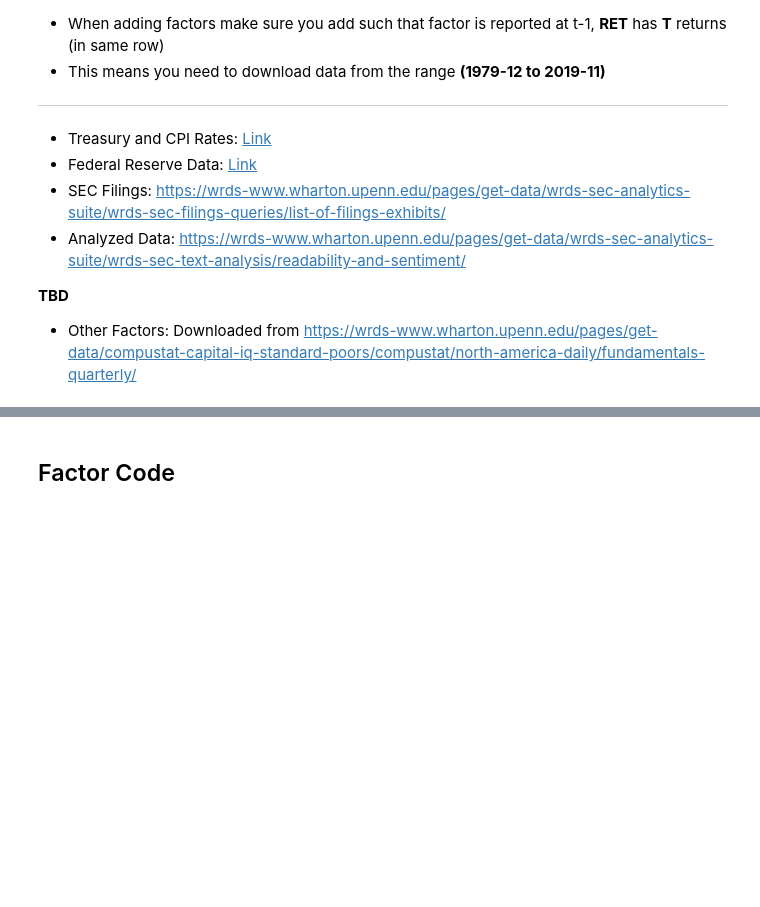
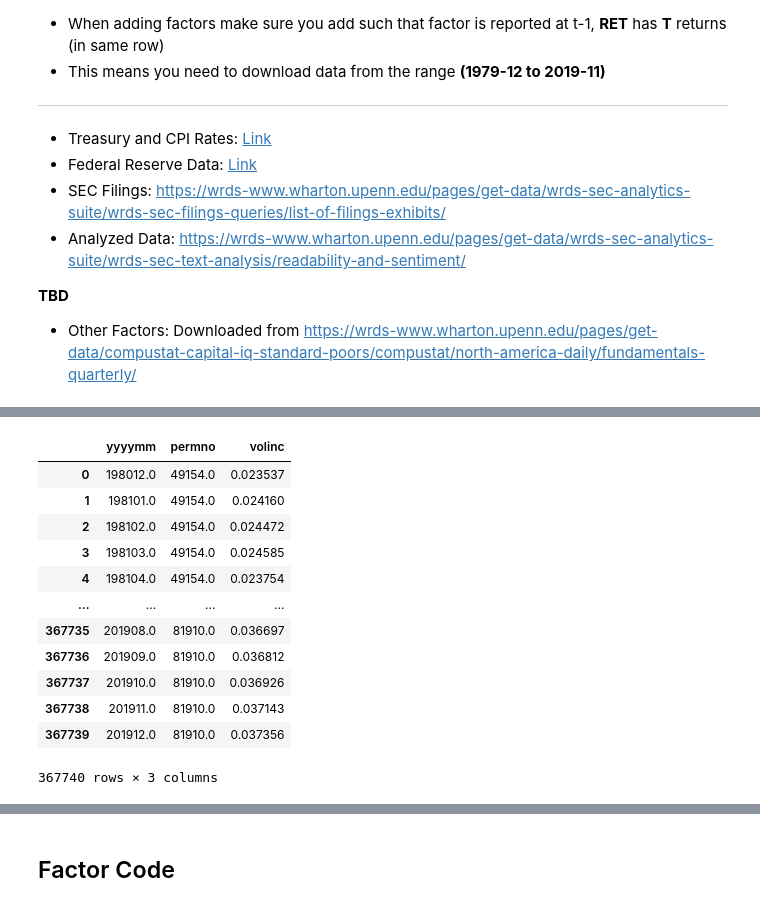
Before and after one commit to CFM-301-W23-G4/Final-Project, a Jupyter notebook: Final Project.ipynb, the cells around one changed output, grey strips where cells are left out. Cells and saved outputs as stored; diff of their text form; code cells hidden in the pictures; blank space fills up the shorter version.

```diff
--- a/Final Project.ipynb
+++ b/Final Project.ipynb
@@ -132,0 +123,39 @@ all_monthly_data[all_monthly_data["permno"] == 86594.0].sort_values(by="monthid"
+# %%
+# Add annual income volatility - std of ni_g_ttm for past 5 years, minimum of past 1 year
+
+volinc = {"yyyymm": [], "permno": [], "volinc": []}
+for permno in permnos:
+    ni_g_ttm = all_monthly_data[all_monthly_data["permno"] == permno][["ni_g_ttm", "yyyymm"]].dropna()
+    date_range = sorted(list(ni_g_ttm["yyyymm"]))
+
+    for i, yyyymm in enumerate(date_range):
+
+        window = set(date_range[max(0, i-59):i+1]) # Look past 5 years (60 months)
+        window_data = ni_g_ttm[ni_g_ttm["yyyymm"].isin(window)]
+
+        if len(window_data) < 12:
+            continue
+
+        # Add std ni_g_ttm of past 5 years to volinc factor
+        # Note this avoids lookahead bias because the data up to and including i
+        # should be known (since ni_g_ttm is from i-1 as per data manual)
+        volinc["yyyymm"].append(yyyymm)
+        volinc["permno"].append(permno)
+        volinc["volinc"].append(window_data["ni_g_ttm"].std())
+
+volinc_df = pd.DataFrame(volinc)
+volinc_df.head()
+# %% [output]
+|  | yyyymm | permno | volinc |
+| 0 | 198012.0 | 49154.0 | 0.023537 |
+| 1 | 198101.0 | 49154.0 | 0.024160 |
+| 2 | 198102.0 | 49154.0 | 0.024472 |
+| 3 | 198103.0 | 49154.0 | 0.024585 |
+| 4 | 198104.0 | 49154.0 | 0.023754 |
+| ... | ... | ... | ... |
+| 367735 | 201908.0 | 81910.0 | 0.036697 |
+| 367736 | 201909.0 | 81910.0 | 0.036812 |
+| 367737 | 201910.0 | 81910.0 | 0.036926 |
+| 367738 | 201911.0 | 81910.0 | 0.037143 |
+| 367739 | 201912.0 | 81910.0 | 0.037356 |
+367740 rows × 3 columns
```
Also changed, not shown: parts of 23 cells of this notebook.
